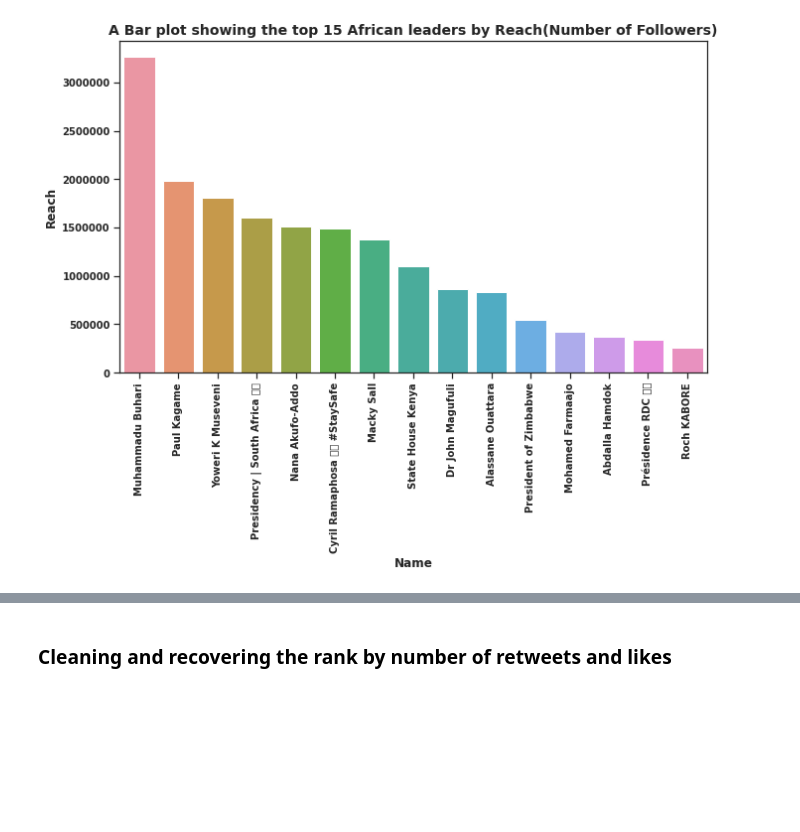
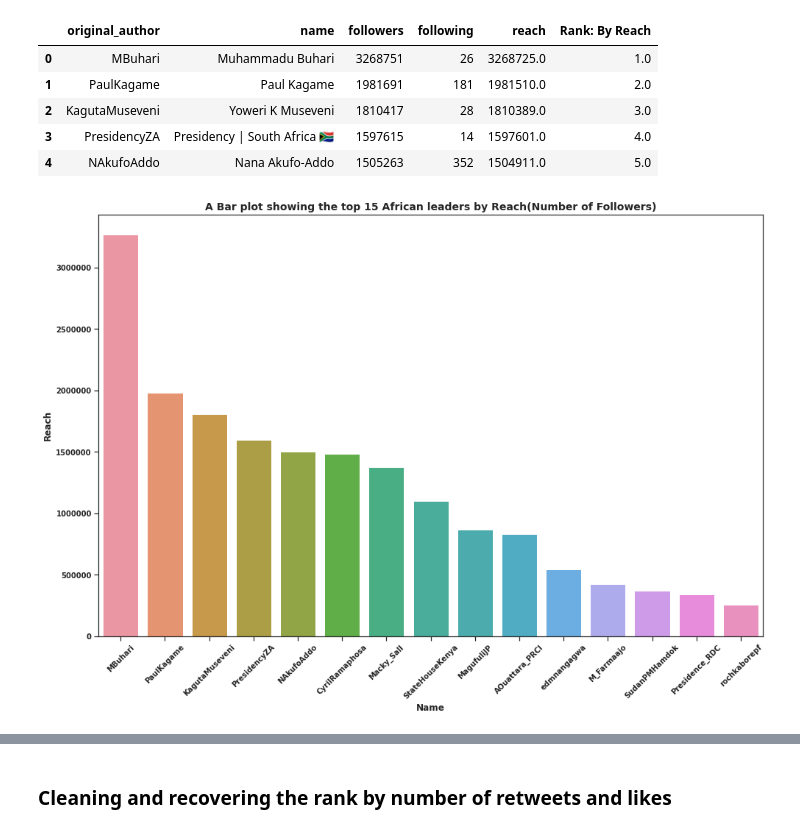
Before and after one commit to dmarinere/NikeCampaign, a Jupyter notebook: Nike_Campaign_Contd.ipynb, the cells around one changed output, grey strips where cells are left out. Cells and saved outputs as stored; diff of their text form; code cells hidden in the pictures; blank space fills up the shorter version.

```diff
--- a/Nike_Campaign_Contd.ipynb
+++ b/Nike_Campaign_Contd.ipynb
@@ -46,4 +45,4 @@ df_infl = df_infl[df_infl['followers'] > 10000]
 # %%
 # i would start with getting the reach score for all the influencers and leaders
-df_new_gov['reach'] = df_new_gov.apply(lambda x: x['followers'] - x['following'], axis=1)
-df_new_infl['reach'] = df_new_infl.apply(lambda x: x['followers'] - x['following'], axis=1)
+df_new_gov['reach'] = df_new_gov.apply(lambda x: float(x['followers']) - float(x['following']), axis=1)
+df_new_infl['reach'] = df_new_infl.apply(lambda x: float(x['followers']) - float(x['following']), axis=1)
@@ -94,2 +98,9 @@ df_infl_rank["Rank: By Reach"] = df_infl_rank['reach'].rank(ascending=False)
 # %%
 df_gov_rank.head()
+# %% [output]
+|  | original_author | name | followers | following | reach | Rank: By Reach |
+| 0 | MBuhari | Muhammadu Buhari | 3268751 | 26 | 3268725.0 | 1.0 |
+| 1 | PaulKagame | Paul Kagame | 1981691 | 181 | 1981510.0 | 2.0 |
+| 2 | KagutaMuseveni | Yoweri K Museveni | 1810417 | 28 | 1810389.0 | 3.0 |
+| 3 | PresidencyZA | Presidency | South Africa 🇿🇦 | 1597615 | 14 | 1597601.0 | 4.0 |
+| 4 | NAkufoAddo | Nana Akufo-Addo | 1505263 | 352 | 1504911.0 | 5.0 |
@@ -96,18 +115,18 @@ df_gov_rank.head()
 # %%
 sns.set(style='ticks')
-plt.figure(figsize=(10,8))
-chart = sns.barplot(x="name", y="reach", data=df_gov_rank[:15])
+fig = plt.subplots(figsize=(14,10))
+chart = sns.barplot(x="original_author", y="reach", data=df_gov_rank[:15])
 plt.xticks(fontsize = 10, fontweight='bold')
 plt.yticks(fontsize = 10,fontweight='bold')
 plt.title("A Bar plot showing the top 15 African leaders by Reach(Number of Followers)", fontsize = 14, fontweight= "bold" )
 plt.xlabel("Name",fontsize = 12, fontweight= "bold")
 plt.ylabel("Reach",fontsize = 12, fontweight= "bold", fontfamily="sans-serif")
-plt.xticks(rotation=90)
+plt.xticks(rotation=45)
 plt.ticklabel_format(style='plain', axis='y')
 plt.tight_layout()
 plt.savefig('/content/drive/My Drive/Colab Notebooks/african_leader_reach44.jpeg');
 # %% [output]
-[figure, old version]
+[figure, new version]
 # %%
 sns.set(style='ticks')
 plt.figure(figsize=(10,8))
```
Also changed, not shown: parts of 41 cells of this notebook.
